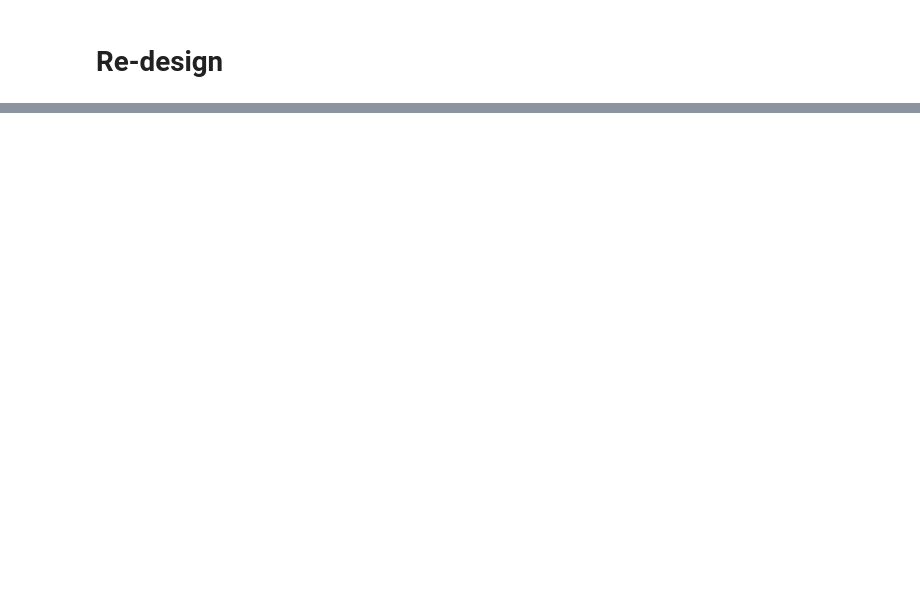
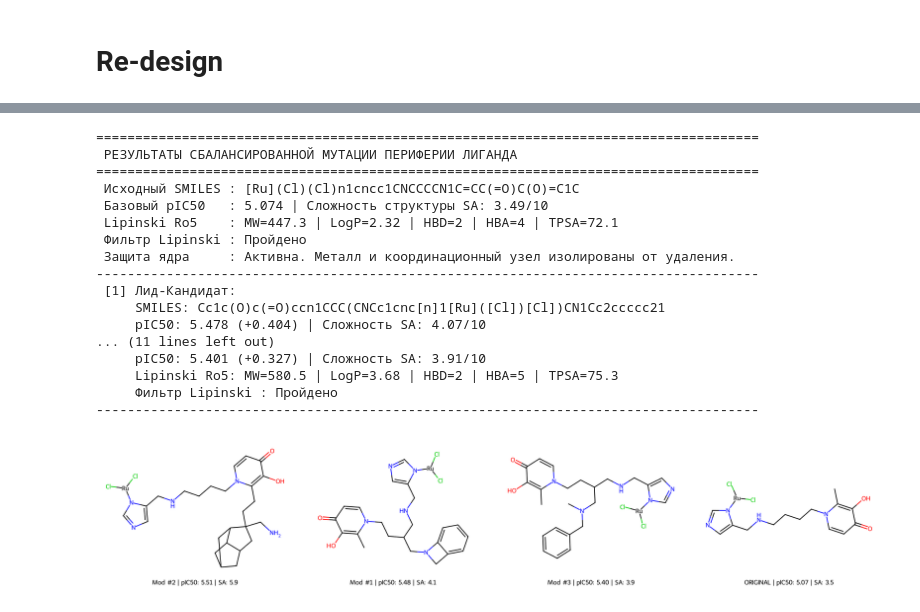
Before and after one commit to iaroslavbelavskii/anticancer-ml-project, a Jupyter notebook: ANTICANCER ACTIVITY FINAL/design.ipynb, the cells around one changed output, grey strips where cells are left out. Drawn from its saved outputs; the diff is of its cells as text; code cells hidden in the pictures; blank space fills up the shorter version.

```diff
--- a/ANTICANCER ACTIVITY FINAL/design.ipynb
+++ b/ANTICANCER ACTIVITY FINAL/design.ipynb
@@ -469,0 +440,29 @@ advanced_balanced_optimization(
+# %%
+# Код комплекса, где остов 4-ImButHpH координирован Ru, а п-цимол находится в сфере.
+my_lab_complex = "[Ru](Cl)(Cl)n1cncc1CNCCCCN1C=CC(=O)C(O)=C1C"
+
+advanced_balanced_optimization(
+    designer,
+    input_smiles=my_lab_complex,
+    fragments_pool=atlas_fragments_pool,
+    max_candidates=3
+)
+# %% [output]
+=====================================================================================
+ РЕЗУЛЬТАТЫ СБАЛАНСИРОВАННОЙ МУТАЦИИ ПЕРИФЕРИИ ЛИГАНДА
+=====================================================================================
+ Исходный SMILES : [Ru](Cl)(Cl)n1cncc1CNCCCCN1C=CC(=O)C(O)=C1C
+ Базовый pIC50   : 5.074 | Сложность структуры SA: 3.49/10
+ Lipinski Ro5    : MW=447.3 | LogP=2.32 | HBD=2 | HBA=4 | TPSA=72.1
+ Фильтр Lipinski : Пройдено
+ Защита ядра     : Активна. Металл и координационный узел изолированы от удаления.
+-------------------------------------------------------------------------------------
+ [1] Лид-Кандидат:
+     SMILES: Cc1c(O)c(=O)ccn1CCC(CNCc1cnc[n]1[Ru]([Cl])[Cl])CN1Cc2ccccc21
+     pIC50: 5.478 (+0.404) | Сложность SA: 4.07/10
+... (11 lines left out)
+     pIC50: 5.401 (+0.327) | Сложность SA: 3.91/10
+     Lipinski Ro5: MW=580.5 | LogP=3.68 | HBD=2 | HBA=5 | TPSA=75.3
+     Фильтр Lipinski : Пройдено
+-------------------------------------------------------------------------------------
+[figure, added]
```
Also changed, not shown: parts of 12 cells of this notebook, 3 other files.
